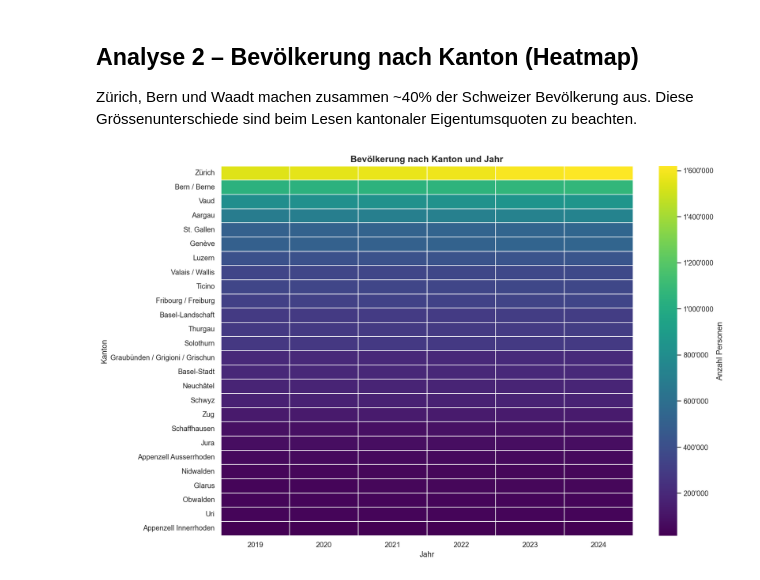
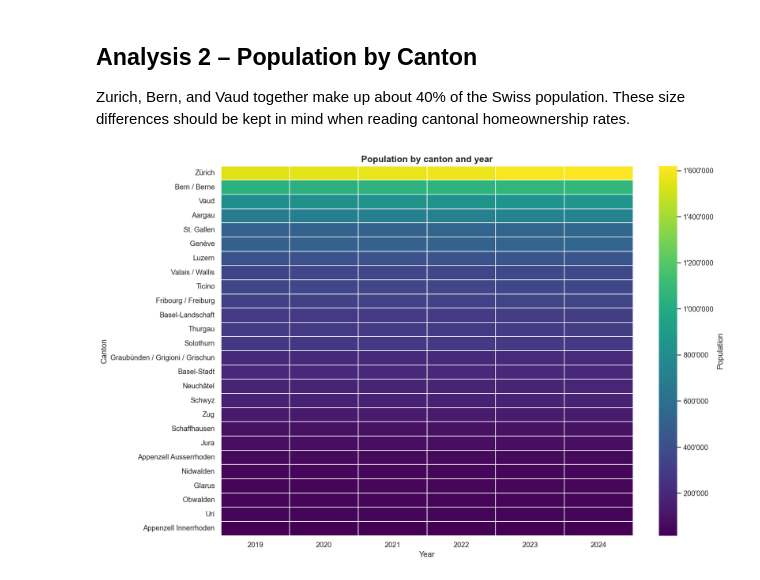
Before and after one commit to javi36/PODSV_Visualisierungsprojekt, a Jupyter notebook: 02_eda/eda_whoowns_v3.ipynb, the cells around one changed output. Saved outputs shown, nothing was run; the diff lists cells and outputs as text; code cells hidden in the pictures.

```diff
--- a/02_eda/eda_whoowns_v3.ipynb
+++ b/02_eda/eda_whoowns_v3.ipynb
@@ -58,14 +58,14 @@ BT_PALETTE = {
 # %%
 def find_project_root(start: Path) -> Path:
-    """Sucht das Projektverzeichnis (erstes Verzeichnis mit data/-Ordner)."""
+    """Find the project directory (first directory containing a data/ folder)."""
     for p in [start, *start.parents]:
         if (p / "data").exists():
             return p
-    raise FileNotFoundError("Kein Projektverzeichnis mit data/ gefunden.")
+    raise FileNotFoundError("No project directory with data/ found.")
 
 
 def find_col(df: pd.DataFrame, *keywords: str) -> str | None:
-    """Gibt den ersten Spaltennamen zurück, der alle Keywords enthält (case-insensitive)."""
+    """Return the first column name that contains all keywords (case-insensitive)."""
     kws = [k.lower() for k in keywords]
     for col in df.columns:
         if all(k in col.lower() for k in kws):
@@ -74,7 +74,7 @@ def find_col(df: pd.DataFrame, *keywords: str) -> str | None:
 
 
 def normalize_year(df: pd.DataFrame) -> pd.Series:
-    """Liest die Jahresspalte (time_period / jahr / year) als Integer."""
+    """Read the year column (time_period / jahr / year) as integers."""
     col = find_col(df, "time_period") or find_col(df, "jahr") or find_col(df, "year")
     if col:
         return pd.to_numeric(df[col], errors="coerce")
@@ -82,7 +82,7 @@ def normalize_year(df: pd.DataFrame) -> pd.Series:
 
 
 def generation_from_birth_year(birth_year: float) -> str:
-    """Weist anhand des Geburtsjahres ein Generationslabel zu."""
+    """Assign a generation label based on the birth year."""
     if pd.isna(birth_year):
         return "Ausserhalb Definition"
     by = int(birth_year)
@@ -95,7 +95,7 @@ def generation_from_birth_year(birth_year: float) -> str:
 
 
 def add_generation(df: pd.DataFrame, year_col: str, age_col: str) -> pd.DataFrame:
-    """Berechnet Geburtsjahr und Generationslabel in-place und gibt df zurück."""
+    """Compute birth year and generation label in-place and return df."""
     df = df.copy()
     df["birth_year"]       = pd.to_numeric(df[year_col], errors="coerce") - pd.to_numeric(df[age_col], errors="coerce")
     df["generation_label"] = df["birth_year"].apply(generation_from_birth_year)
@@ -104,7 +104,7 @@ def add_generation(df: pd.DataFrame, year_col: str, age_col: str) -> pd.DataFram
 
 
 def normalize_bewohnertyp(value: str) -> str:
-    """Vereinheitlicht Bewohnertyp-Labels."""
+    """Standardize occupancy-type labels."""
     t = str(value).strip().lower()
     if "eigent"  in t:                  return "Eigentuemer"
     if "mieter"  in t or "genoss" in t: return "Mieter / Genossenschafter"
@@ -382,39 +393,39 @@ Generation Z (1997-2012)         16.09  16.92    0.83
 # %% [markdown]
-## Analyse 2 – Bevölkerung nach Kanton (Heatmap)
+## Analysis 2 – Population by Canton
 
-Zürich, Bern und Waadt machen zusammen ~40% der Schweizer Bevölkerung aus. Diese Grössenunterschiede sind beim Lesen kantonaler Eigentumsquoten zu beachten.
+Zurich, Bern, and Vaud together make up about 40% of the Swiss population. These size differences should be kept in mind when reading cantonal homeownership rates.
 # %%
 kanton_year = (
     demo[~demo[canton_col].astype(str).str.strip().str.lower().isin(["schweiz", "ohne angabe"])]
     .groupby([canton_col, "year"], as_index=False)["population"]
     .sum()
 )
 
 kanton_order = (
     kanton_year.groupby(canton_col)["population"]
     .sum().sort_values(ascending=False).index.tolist()
 )
 heatmap_data = (
     kanton_year
     .pivot(index=canton_col, columns="year", values="population")
     .reindex(kanton_order)
 )
 
 fig, ax = plt.subplots(figsize=(14, 9))
 sns.heatmap(
     heatmap_data, ax=ax, cmap="viridis",
     linewidths=0.2, linecolor="white",
-    cbar_kws={"label": "Anzahl Personen"},
+    cbar_kws={"label": "Population"},
     fmt=".0f"
 )
-# Tausendertrennzeichen auf Colorbar
+# Thousand separators on colorbar
 ax.collections[0].colorbar.ax.yaxis.set_major_formatter(
     mticker.FuncFormatter(lambda x, _: f"{int(x):,}".replace(",", "'"))
 )
-ax.set_title("Bevölkerung nach Kanton und Jahr", fontsize=14, fontweight="bold")
-ax.set_xlabel("Jahr", fontsize=12)
-ax.set_ylabel("Kanton", fontsize=12)
+ax.set_title("Population by canton and year", fontsize=14, fontweight="bold")
+ax.set_xlabel("Year", fontsize=12)
+ax.set_ylabel("Canton", fontsize=12)
 plt.tight_layout()
 plt.show()
 # %% [output]
-[figure, old version]
+[figure, new version]
```
Also changed, not shown: parts of 25 cells of this notebook, 7 other files.
